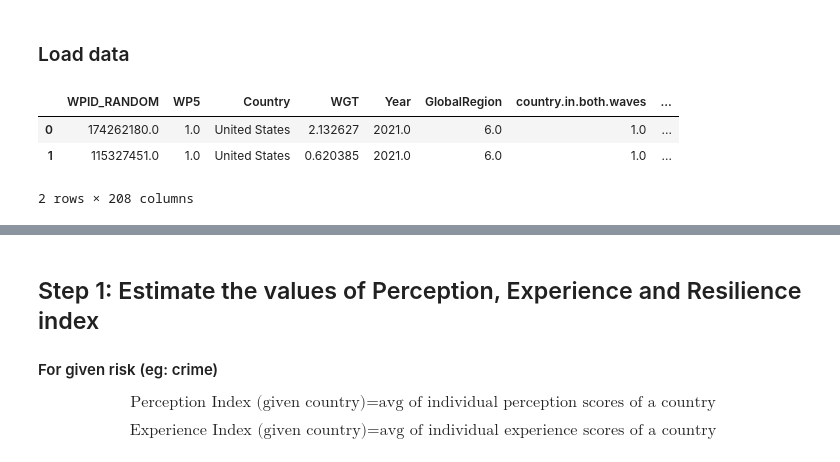
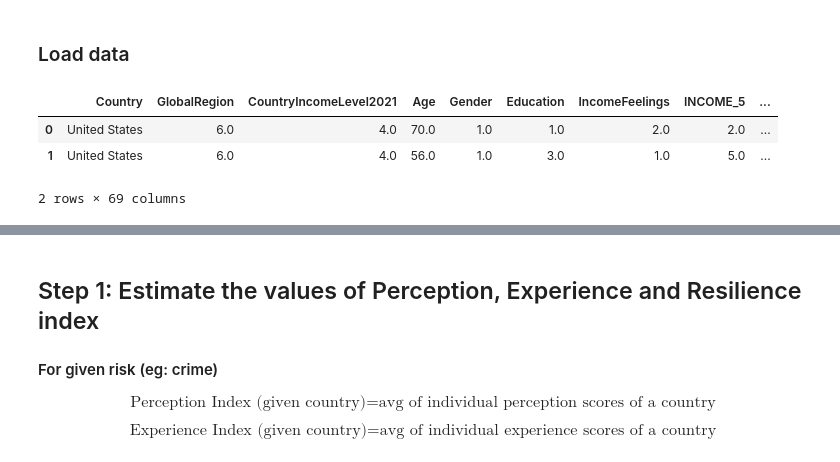
Before and after one commit to leminhkieu/Perception-experience-and-resilience-to-risks-a-global-analysis, a Jupyter notebook: Codes/Causal_discovery_inference.ipynb, the cells around one changed output, grey strips where cells are left out. Cells and saved outputs as stored; diff of their text form; code cells hidden in the pictures.

```diff
--- a/Codes/Causal_discovery_inference.ipynb
+++ b/Codes/Causal_discovery_inference.ipynb
@@ -28,12 +31,16 @@ from dowhy import CausalModel
 # %%
 df, meta = pyreadstat.read_sav("../Data/lrf_wrp_2021_full_data.sav")
 #filter out countries with number of data points less than 1200
 df = df.groupby('Country').filter(lambda x: x['Country'].count() >= 1200)
-df_1=df[df['Q1'].isnull()]
+
+#drop all columns from 'resilience_index' to 'Q5F_2019'
+df = df.drop(df.loc[:,'resilience_index':'Q5F_2019'].columns, axis=1)
+cols_to_remove = ['WPID_RANDOM','WP5','WGT','Year','country.in.both.waves','CountryIncomeLevel2019','PROJWT_2021','PROJWT_2019','AgeGroups4']
+df= df.drop(cols_to_remove, axis=1)
 
 df.head(2)
 # %% [output]
-|  | WPID_RANDOM | WP5 | Country | WGT | Year | GlobalRegion | country.in.both.waves | ... |
-| 0 | 174262180.0 | 1.0 | United States | 2.132627 | 2021.0 | 6.0 | 1.0 | ... |
-| 1 | 115327451.0 | 1.0 | United States | 0.620385 | 2021.0 | 6.0 | 1.0 | ... |
+|  | Country | GlobalRegion | CountryIncomeLevel2021 | Age | Gender | Education | IncomeFeelings | INCOME_5 | ... |
+| 0 | United States | 6.0 | 4.0 | 70.0 | 1.0 | 1.0 | 2.0 | 2.0 | ... |
+| 1 | United States | 6.0 | 4.0 | 56.0 | 1.0 | 3.0 | 1.0 | 5.0 | ... |
-2 rows × 208 columns
+2 rows × 69 columns
```
Also changed, not shown: parts of 54 cells of this notebook, 51 other files.
